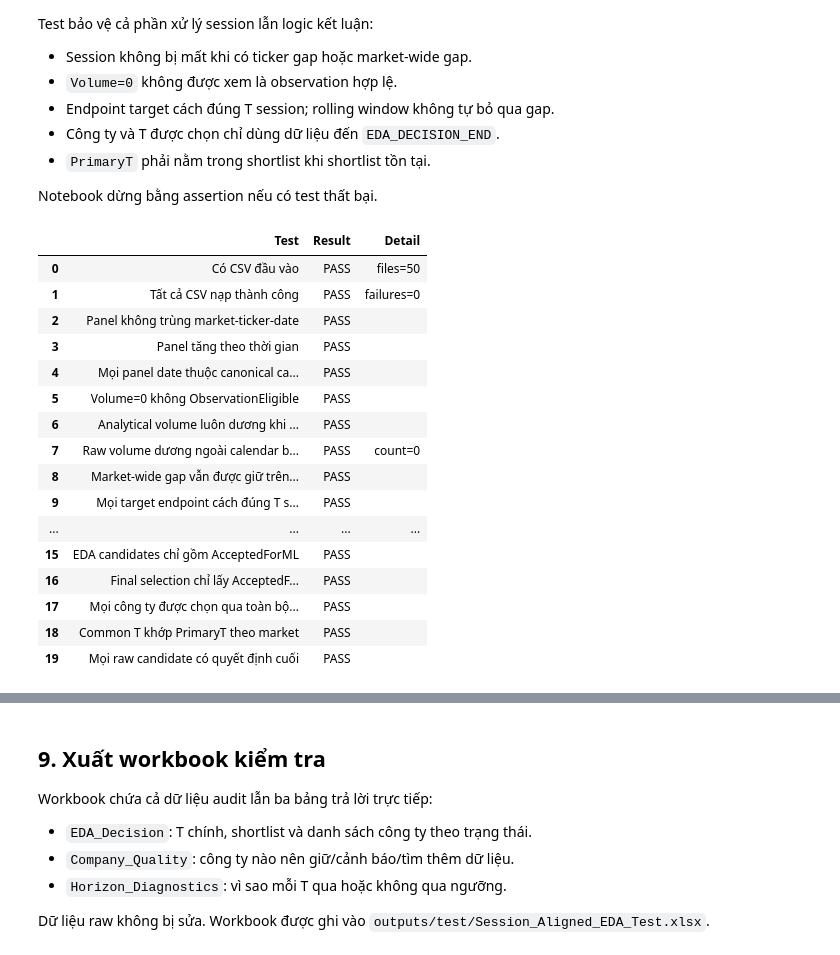
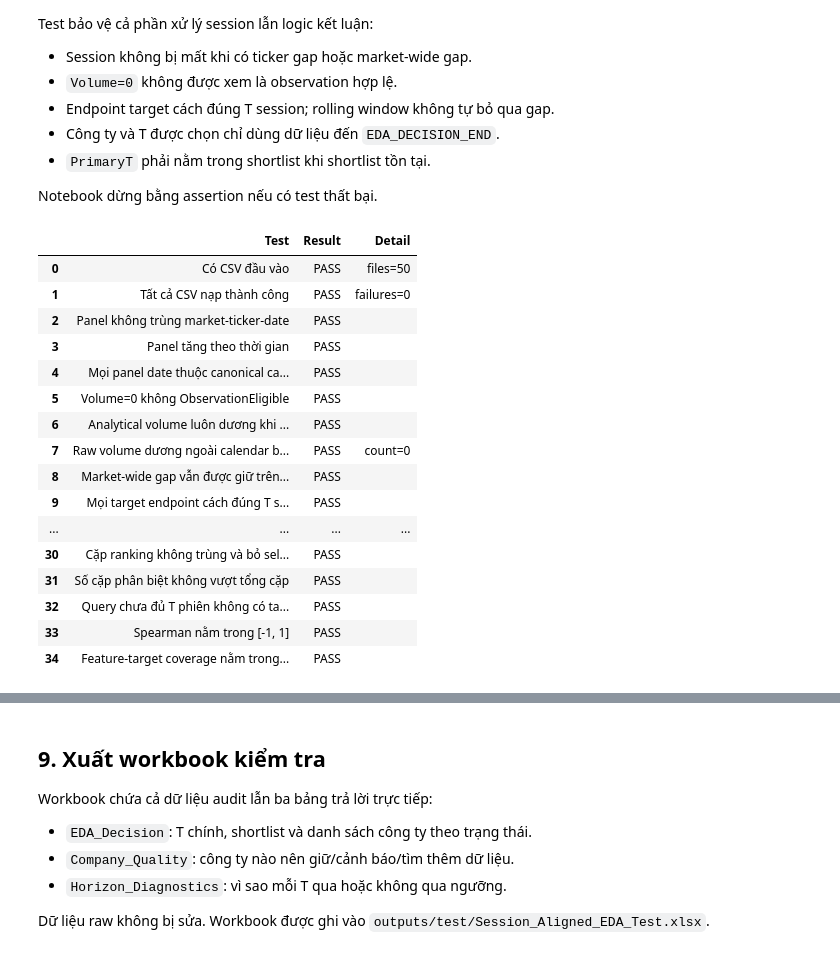
Before and after one commit to cathasi/P4AIDS---Stock, a Jupyter notebook: notebooks/Stock_EDA_Session_Aligned_Test.ipynb, the cells around one changed output, grey strips where cells are left out. Drawn from its saved outputs; the diff is of its cells as text; code cells hidden in the pictures.

```diff
--- a/notebooks/Stock_EDA_Session_Aligned_Test.ipynb
+++ b/notebooks/Stock_EDA_Session_Aligned_Test.ipynb
@@ -637,8 +659,7 @@ Các feature được tính sau khi panel đã căn chỉnh. Vì observation l
 
 Target `FutureReturn_T` chỉ yêu cầu giá đầu và giá endpoint hợp lệ. `PathGapCount_T` cho biết giữa hai đầu có bao nhiêu session không hợp lệ; nhờ vậy notebook có thể so sánh quy tắc endpoint-only và strict-path mà không phải sửa lại target.
 # %%
-def engineer_group(group):
-    market, ticker = group.name
+def engineer_group(group, market, ticker):
     d = group.sort_values("Date").copy().reset_index(drop=True)
     d["Market"] = market
     d["Ticker"] = ticker
@@ -649,7 +670,7 @@ def engineer_group(group):
     d["Return_1"] = p / p.shift(1) - 1
     for w in [5, 10, 20]:
         d[f"Return_{w}"] = p / p.shift(w) - 1
-        d[f"Momentum_{w}"] = p / p.shift(w) - 1
+        d[f"Momentum_{w}"] = d[f"Return_{w}"]
     for w in [5, 20, 50]:
         d[f"MA{w}"] = p.rolling(w, min_periods=w).mean()
     d["Price_to_MA20"] = p / d["MA20"] - 1
@@ -676,17 +697,16 @@ def engineer_group(group):
         d[f"EndpointDate_{t}"] = endpoint_date.where(endpoint_valid)
         d[f"EndpointSession_{t}"] = endpoint_session.where(endpoint_valid)
         d[f"FutureReturn_{t}"] = ret
-        d[f"TargetUp_{t}"] = pd.Series(np.where(ret.notna(), (ret > 0).astype(float), np.nan), index=d.index)
+        d[f"TargetUp_{t}"] = ret.gt(0).astype(float).where(ret.notna())
         d[f"TargetEligible_{t}"] = endpoint_valid
         d[f"PathGapCount_{t}"] = path_gap_count.where(endpoint_date.notna())
         d[f"StrictPathEligible_{t}"] = endpoint_valid & path_gap_count.eq(0)
     return d
 
-FEATURED = (
-    PANEL.groupby(["Market", "Ticker"], group_keys=False, sort=False)
-    .apply(engineer_group)
-    .reset_index(drop=True)
-)
+FEATURED = pd.concat([
+    engineer_group(group, market, ticker)
+    for (market, ticker), group in PANEL.groupby(["Market", "Ticker"], sort=False)
+], ignore_index=True)
 
 print(f"Aligned rows with features/targets: {len(FEATURED):,}")
 display(FEATURED[[
@@ -1420,35 +1799,65 @@ final_pass_cols = [
     "PassTemporalStability", "PassTargetBalance",
 ]
 check("Mọi công ty được chọn qua toàn bộ tiêu chí",
       FINAL_COMPANY_SELECTION.loc[FINAL_COMPANY_SELECTION["FinalSelected"], final_pass_cols].all(axis=None))
 common_t_matches = all(
     int(row.CommonT) == int(EDA_RECOMMENDATION.set_index("Market").loc[row.Market, "PrimaryT"])
     for row in FINAL_PROJECT_RECOMMENDATION.itertuples(index=False)
 )
 check("Common T khớp PrimaryT theo market", common_t_matches)
 check("Mọi raw candidate có quyết định cuối",
       FINAL_COMPANY_SELECTION[["Market", "Ticker"]].drop_duplicates().shape[0] == COMPANY_QUALITY.shape[0])
 
+# Kiểm tra diagnostic bổ sung trên dữ liệu thật.
+check("Block chỉ dùng dữ liệu tới decision end", BLOCK_METRICS["BlockEnd"].le(EDA_DECISION_END).all())
+check("Block có số phiên không vượt block size", BLOCK_METRICS["ExpectedSessions"].between(1, CONFIG["BLOCK_SIZE"]).all())
+block_vol_cols = ["RealizedVolatility", "MedianVolatility", "P90Volatility", "P95Volatility"]
+check("Block volatility không âm", all(BLOCK_METRICS[c].dropna().ge(0).all() for c in block_vol_cols))
+check("Maximum drawdown nằm trong [-1, 0]", BLOCK_METRICS["MaximumDrawdown"].dropna().between(-1, 0).all())
+block_rate_cols = ["ObservationCoverage", "ReturnCoverage", "VolatilityCoverage", "MissingSessionRate", "InvalidSessionRate", "ShockRate"]
+check("Block coverage và shock rate nằm trong [0, 1]", all(BLOCK_METRICS[c].dropna().between(0, 1).all() for c in block_rate_cols))
+check("Block qua coverage phải đủ phiên và đủ return", (
+    ~BLOCK_METRICS["PassMinimumCoverage"]
+    | (BLOCK_METRICS["CompleteBlock"] & BLOCK_METRICS["ReturnCoverage"].ge(CONFIG["BLOCK_MIN_COVERAGE"]))
+).all())
+check("Mọi offset cấu hình được audit", set(BLOCK_ALIGNMENT_AUDIT["Offset"]) == set(CONFIG["BLOCK_START_OFFSETS"]))
+check("Metric ranking không dùng endpoint sau cutoff", DAILY_RANKING_METRICS["LastTargetEndpoint"].dropna().le(EDA_DECISION_END).all())
+check("Joint count không vượt feature hoặc target count", (
+    DAILY_RANKING_METRICS["JointValidStocks"].le(DAILY_RANKING_METRICS["FeatureValidStocks"])
+    & DAILY_RANKING_METRICS["JointValidStocks"].le(DAILY_RANKING_METRICS["TargetValidStocks"])
+).all())
+check("Ranking count qua joint và strict path", (
+    DAILY_RANKING_METRICS["RankingValidStocks"].le(DAILY_RANKING_METRICS["JointValidStocks"])
+    & DAILY_RANKING_METRICS["RankingValidStocks"].le(DAILY_RANKING_METRICS["StrictPathValidStocks"])
+).all())
+expected_pairs = DAILY_RANKING_METRICS["RankingValidStocks"] * (DAILY_RANKING_METRICS["RankingValidStocks"] - 1) // 2
+check("Cặp ranking không trùng và bỏ self-pair", DAILY_RANKING_METRICS["TotalPairs"].eq(expected_pairs).all())
+check("Số cặp phân biệt không vượt tổng cặp", DAILY_RANKING_METRICS["InformativePairs"].between(0, DAILY_RANKING_METRICS["TotalPairs"]).all())
+check("Query chưa đủ T phiên không có target ranking", DAILY_RANKING_METRICS.loc[~DAILY_RANKING_METRICS["QueryTargetMatured"], "RankingValidStocks"].eq(0).all())
+check("Spearman nằm trong [-1, 1]", all(DAILY_RANKING_METRICS[c].dropna().between(-1 - 1e-12, 1 + 1e-12).all() for c in ["RankPersistence1Session", "RankPersistenceTSession"]))
+coverage_rate_cols = ["FeatureCoverage", "TargetCoverage", "FeatureTargetJointCoverage", "StrictPathCoverage", "RankingCoverage", "MissingSessionRate", "InvalidSessionRate"]
+check("Feature-target coverage nằm trong [0, 1]", all(FEATURE_TARGET_BLOCK_COVERAGE[c].dropna().between(0, 1).all() for c in coverage_rate_cols))
+
 TEST_RESULTS = pd.DataFrame(TEST_ROWS)
 display(TEST_RESULTS)
 print(TEST_RESULTS.to_string(index=False))
 print("SUMMARY:", TEST_RESULTS["Result"].value_counts().to_dict())
 assert TEST_RESULTS["Result"].eq("PASS").all(), "Có test thất bại; xem TEST_RESULTS trước khi dùng output."
 # %% [output]
 |  | Test | Result | Detail |
 | 0 | Có CSV đầu vào | PASS | files=50 |
 | 1 | Tất cả CSV nạp thành công | PASS | failures=0 |
 | 2 | Panel không trùng market-ticker-date | PASS |  |
 | 3 | Panel tăng theo thời gian | PASS |  |
 | 4 | Mọi panel date thuộc canonical ca... | PASS |  |
 | 5 | Volume=0 không ObservationEligible | PASS |  |
 | 6 | Analytical volume luôn dương khi ... | PASS |  |
 | 7 | Raw volume dương ngoài calendar b... | PASS | count=0 |
 | 8 | Market-wide gap vẫn được giữ trên... | PASS |  |
 | 9 | Mọi target endpoint cách đúng T s... | PASS |  |
 | ... | ... | ... | ... |
-| 15 | EDA candidates chỉ gồm AcceptedForML | PASS |  |
-| 16 | Final selection chỉ lấy AcceptedF... | PASS |  |
-| 17 | Mọi công ty được chọn qua toàn bộ... | PASS |  |
-| 18 | Common T khớp PrimaryT theo market | PASS |  |
-| 19 | Mọi raw candidate có quyết định cuối | PASS |  |
+| 30 | Cặp ranking không trùng và bỏ sel... | PASS |  |
+| 31 | Số cặp phân biệt không vượt tổng cặp | PASS |  |
+| 32 | Query chưa đủ T phiên không có ta... | PASS |  |
+| 33 | Spearman nằm trong [-1, 1] | PASS |  |
+| 34 | Feature-target coverage nằm trong... | PASS |  |
```
Also changed, not shown: parts of 14 cells of this notebook.
